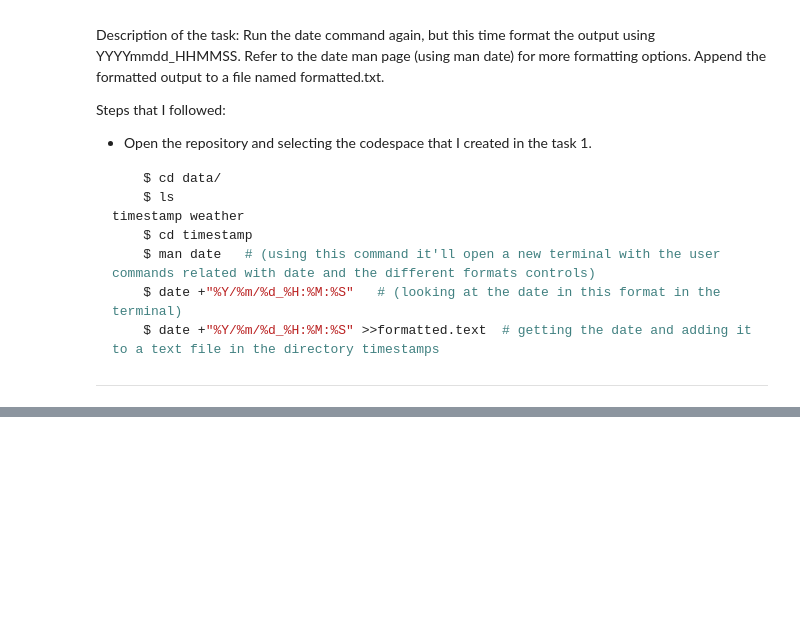
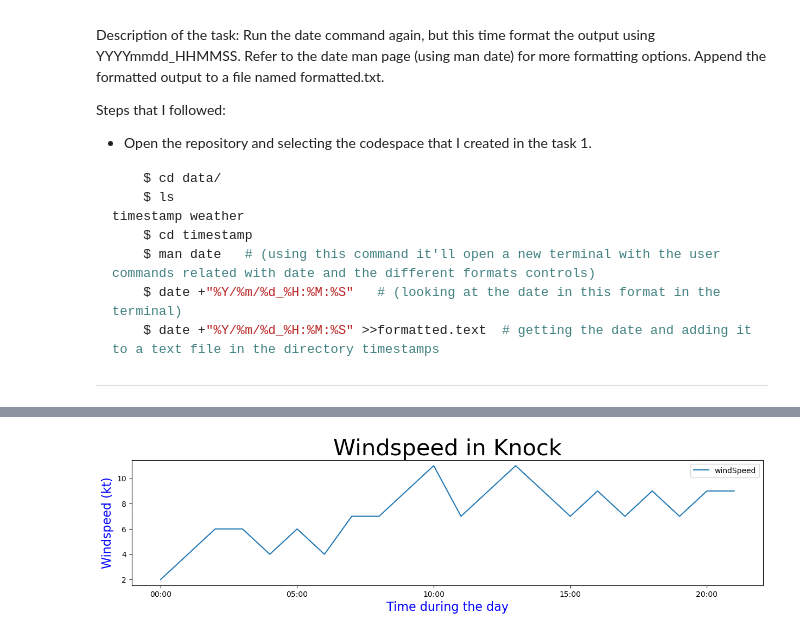
Before and after one commit to Jennyicano/computer_infrastructure, a Jupyter notebook: weather.ipynb, the cells around one changed output, grey strips where cells are left out. Drawn from its saved outputs; the diff is of its cells as text; code cells hidden in the pictures; blank space fills up the shorter version.

```diff
--- a/weather.ipynb
+++ b/weather.ipynb
@@ -172,0 +190,6 @@ data/weather/"20241030_215350_ath [<=>] 6.53k --.-KB/s in 0s 2024-10-30 21:53:51
+# %%
+# Read the data.
+
+df = pd.read_json('data/weather/20241030_215350_athenry.json')
+
+df.head()
@@ -172,0 +215,14 @@ data/weather/"20241030_215350_ath [<=>] 6.53k --.-KB/s in 0s 2024-10-30 21:53:51
+# %%
+# Applying dropna() to remove possible NaN values,
+
+df = df.dropna()
+# %%
+# Plot the temperature during the day.
+df[['reportTime', 'windSpeed']].plot(x='reportTime', y='windSpeed', kind='line', figsize=(15, 3))
+
+plt.title("Windspeed in Knock", fontsize=30, color='black')
+plt.xlabel("Time during the day", fontsize=16, color='blue')
+plt.ylabel("Windspeed (kt)", fontsize=16, color='blue')
+plt.show()
+# %% [output]
+[figure, added]
```
Also changed, not shown: parts of 13 cells of this notebook, 1 other file.
